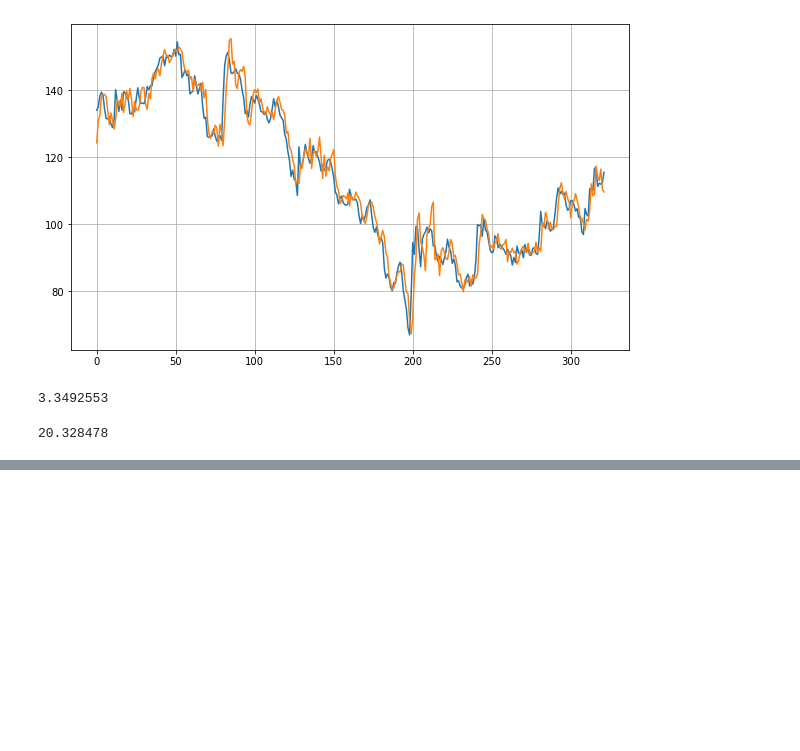
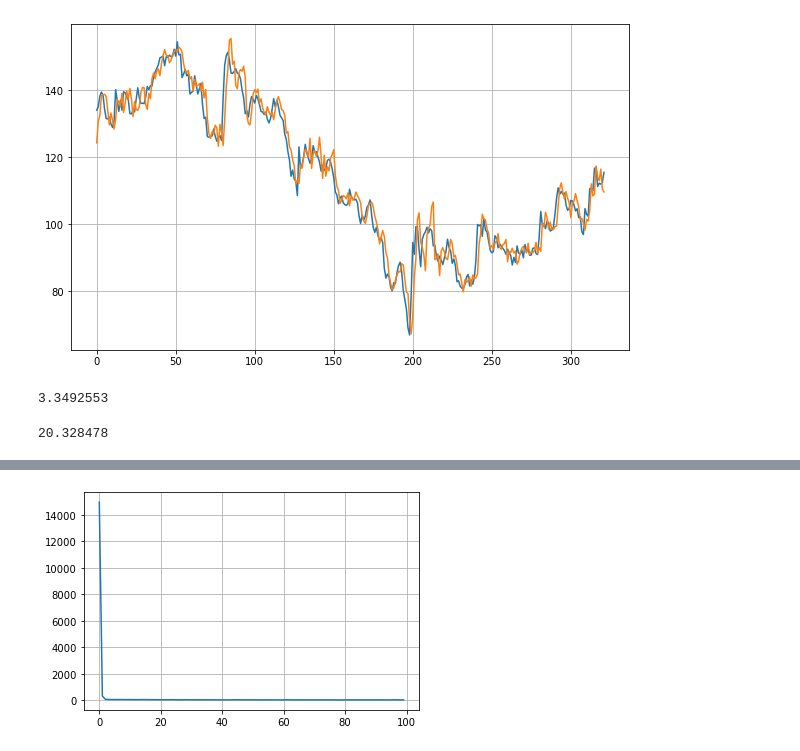
Before and after one commit to kairavkkp/tf-exam-revision, a Jupyter notebook: Course-4/exercise-2-NN-Minda-Corp.ipynb, the cells around one changed output, grey strips where cells are left out. Cells and saved outputs as stored; diff of their text form; code cells hidden in the pictures; blank space fills up the shorter version.

```diff
--- a/Course-4/exercise-2-NN-Minda-Corp.ipynb
+++ b/Course-4/exercise-2-NN-Minda-Corp.ipynb
@@ -91,0 +124,10 @@ print(tf.keras.metrics.mean_squared_error(price_valid,results).numpy())
+# %%
+model = tf.keras.Sequential([
+    tf.keras.layers.Dense(10,input_shape=[window_size],activation='relu'),
+    tf.keras.layers.Dense(10,activation='relu'),
+    tf.keras.layers.Dense(1)
+])
+# %%
+optimizer = tf.keras.optimizers.SGD(lr=5.623413251903491e-07,momentum=0.9)
+model.compile(loss='mse',optimizer=optimizer)
+history = model.fit(dataset,epochs = 100,verbose=2)
@@ -91,0 +152,5 @@ print(tf.keras.metrics.mean_squared_error(price_valid,results).numpy())
+# %%
+plt.plot(history.history['loss'])
+plt.grid()
+# %% [output]
+[figure, added]
```
Also changed, not shown: parts of 10 cells of this notebook.
